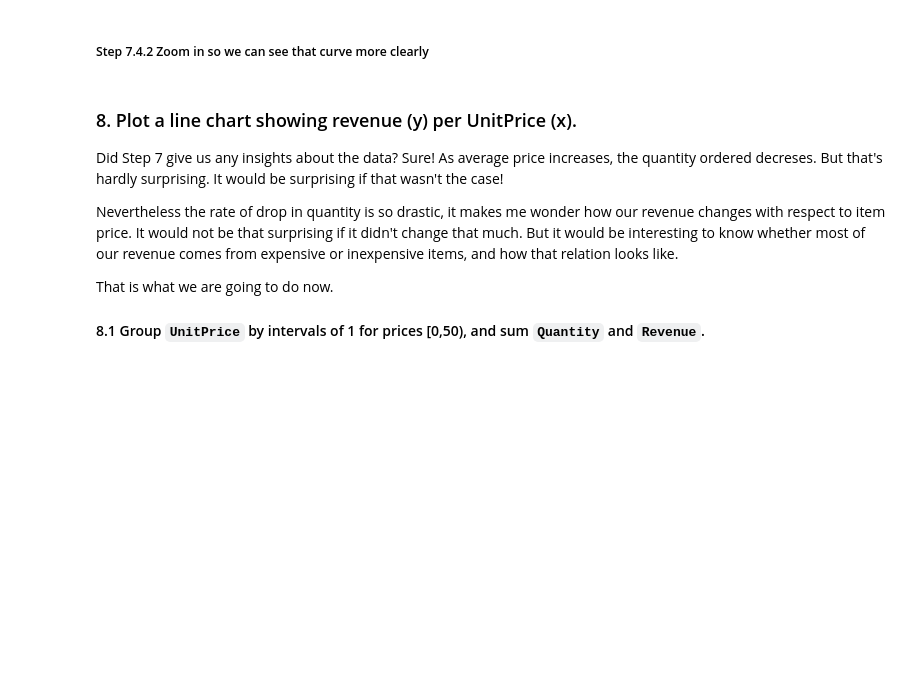
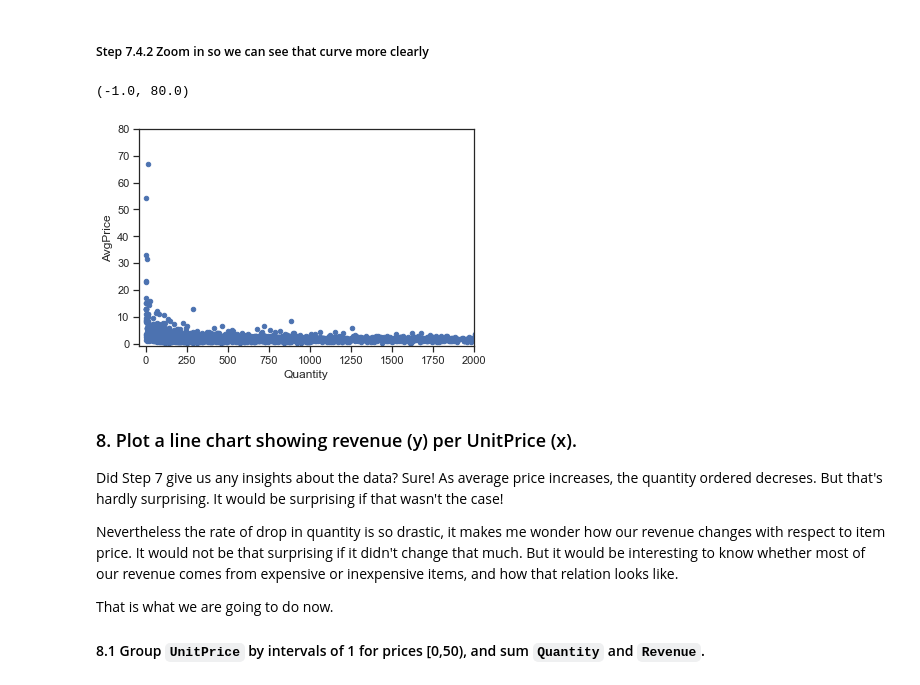
Before and after one commit to rajas2211/pandas_exercises, a Jupyter notebook: 07_Visualization/Online_Retail/Exercises.ipynb, the cells around one changed output. Cells and saved outputs as stored; diff of their text form; code cells hidden in the pictures; blank space fills up the shorter version.

```diff
--- a/07_Visualization/Online_Retail/Exercises.ipynb
+++ b/07_Visualization/Online_Retail/Exercises.ipynb
@@ -129,5 +205,12 @@ So: we should plot the data regardless of `Country` and hopefully see a less sca
 # %% [markdown]
 ##### Step 7.4.2 Zoom in so we can see that curve more clearly
+# %%
+df.plot('Quantity', 'AvgPrice', kind='scatter', color='C0')
+plt.xlim(-40, 2000)
+plt.ylim(-1, 80)
+# %% [output]
+(-1.0, 80.0)
+[figure, added]
 # %% [markdown]
 ### 8. Plot a line chart showing revenue (y) per UnitPrice (x).
 
```
Also changed, not shown: parts of 12 cells of this notebook, 17 other files.
